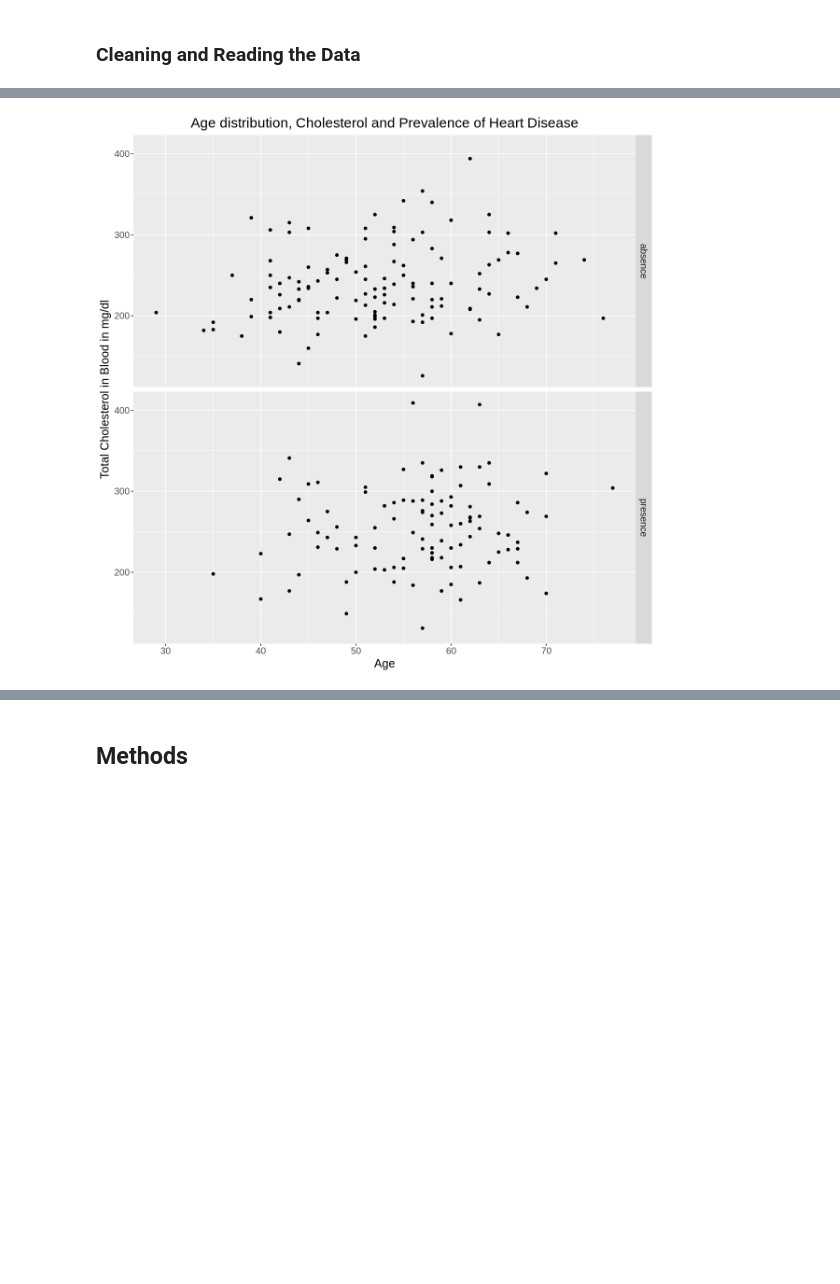
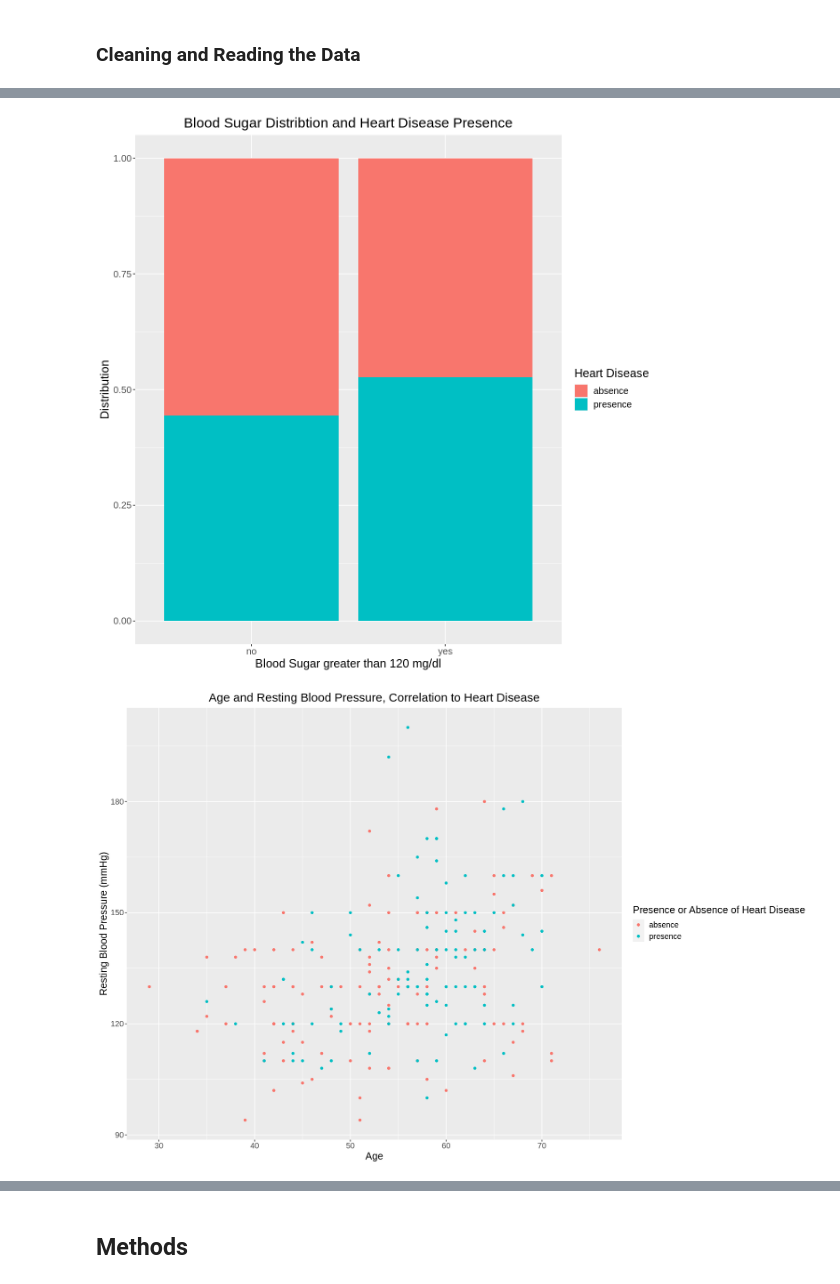
Before and after one commit to mariimako/DSCIPROJECT, a Jupyter notebook: projectproposal.ipynb, the cells around one changed output, grey strips where cells are left out. Cells and saved outputs as stored; diff of their text form; code cells hidden in the pictures; blank space fills up the shorter version.

Commit message:
more writing, changed plots

```diff
--- a/projectproposal.ipynb
+++ b/projectproposal.ipynb
@@ -63,6 +66,10 @@ heart_disease <- heart_disease |>
                                     num == 2 ~ "presence",
                                     num == 3 ~ "presence",
                                     num == 4 ~ "presence"))
+# renaming blood sugar greater than 120 mg/dl as yes, otherwise no
+heart_disease <- heart_disease |>
+             mutate(fbs = case_when(fbs == 0 ~ "no",
+                                    fbs == 1 ~ "yes"))
 
 
 heart_disease
@@ -129,16 +136,26 @@ A tibble: 1 × 6
 # %%
 # plotting for data analysis
 options(repr.plot.width = 10, repr.plot.height = 10)
 
-age_dist <- heart_train |> ggplot(aes(x=age, y = cholesterol)) + geom_point() +
-            facet_grid(rows = vars(num)) +
-            labs(x = "Age", y="Total Cholesterol in Blood in mg/dl") +
-            ggtitle("Age distribution, Cholesterol and Prevalence of Heart Disease") +
+cholesterol_plot <- heart_train |> ggplot(aes(x= fbs, fill = num)) + geom_bar(position = "fill") +
+            labs(x= "Blood Sugar greater than 120 mg/dl", y="Distribution", fill ="Heart Disease") +
+            ggtitle("Blood Sugar Distribtion and Heart Disease Presence") +
             theme(text=element_text(size=15)) +
             theme(plot.title = element_text(hjust = 0.5))
-age_dist
+cholesterol_plot
+
+
+options(repr.plot.width = 15, repr.plot.height = 10)
+
+age_rbp_plot <- heart_train |> ggplot(aes(x= age, y = rbp, colour = num)) + geom_point() +
+            labs(x = "Age", y="Resting Blood Pressure (mmHg)", colour = "Presence or Absence of Heart Disease") +
+            ggtitle("Age and Resting Blood Pressure, Correlation to Heart Disease") +
+            theme(text=element_text(size=15)) +
+            theme(plot.title = element_text(hjust = 0.5))
+age_rbp_plot
 # %% [output]
-[figure, old version]
+[figure, new version]
+[figure, added]
 # %% [markdown]
 The table summarizes the average of age, which can tell us that the age distribution is reasonably around 54, and have good amount of representation, shown in the scatter plot. This helps us know that the dataset is a good representation of heart disease patients in terms of age.
 
```
Also changed, not shown: parts of 6 cells of this notebook.
